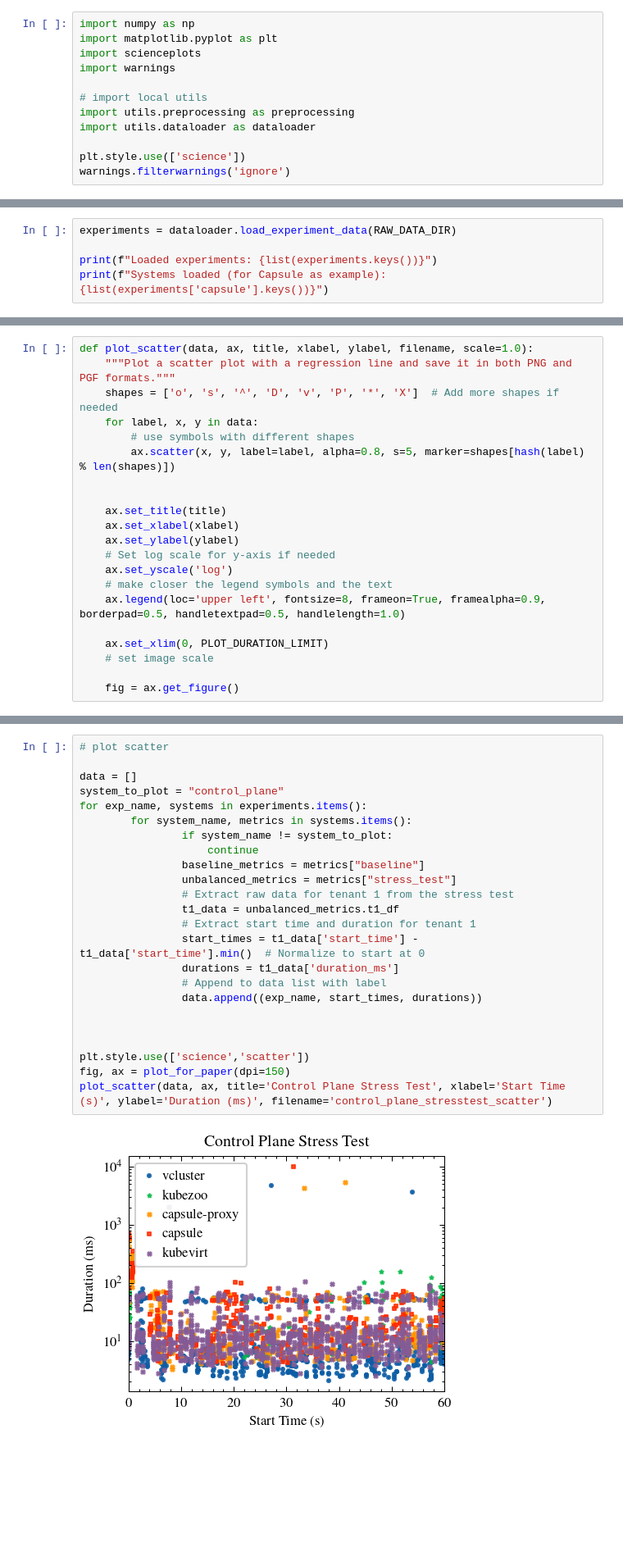
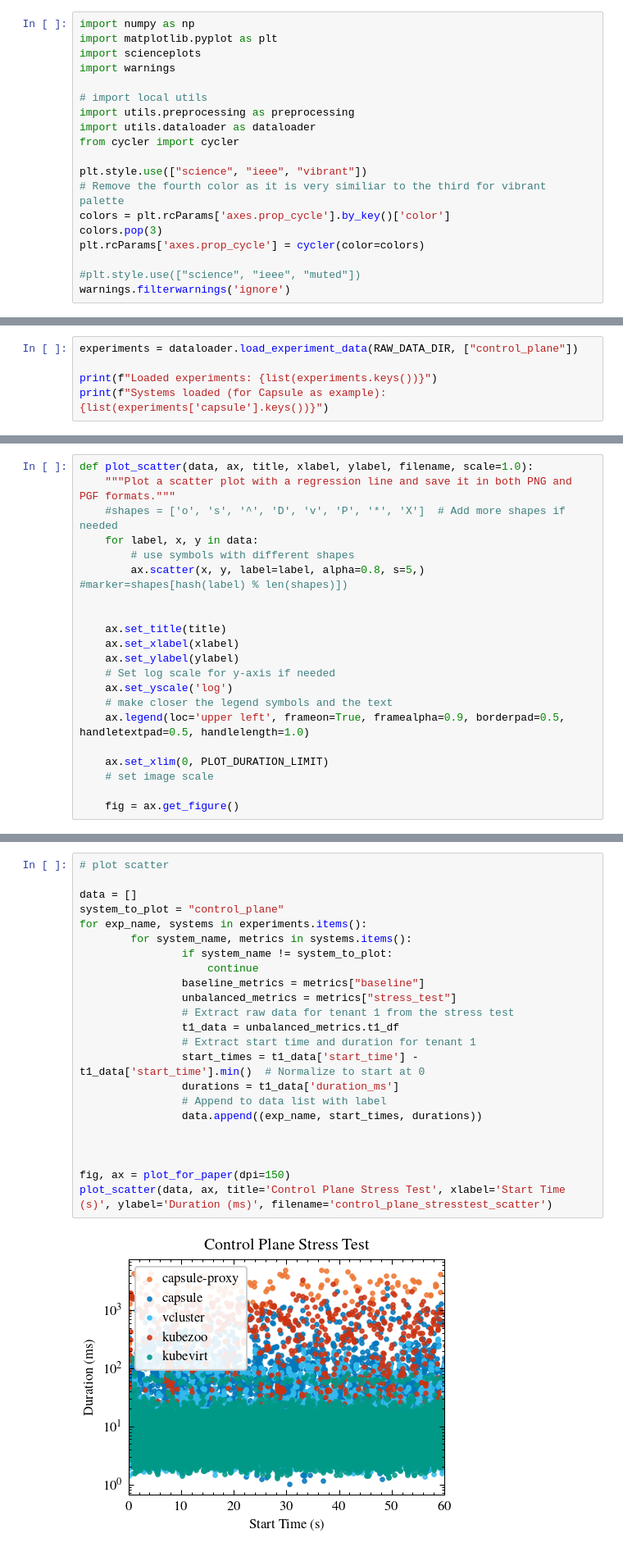
Before and after one commit to attilio-oliva/kumuteva, a Jupyter notebook: new_fairness_results/fairness-analyzer.ipynb, the cells around one changed output, grey strips where cells are left out. Shown at 82% size. Saved outputs shown, nothing was run; the diff lists cells and outputs as text; blank space fills up the shorter version.

```diff
--- a/new_fairness_results/fairness-analyzer.ipynb
+++ b/new_fairness_results/fairness-analyzer.ipynb
@@ -11,8 +11,15 @@ import warnings
 # import local utils
 import utils.preprocessing as preprocessing
 import utils.dataloader as dataloader
+from cycler import cycler
 
-plt.style.use(['science'])
+plt.style.use(["science", "ieee", "vibrant"])
+# Remove the fourth color as it is very similiar to the third for vibrant palette
+colors = plt.rcParams['axes.prop_cycle'].by_key()['color']
+colors.pop(3)
+plt.rcParams['axes.prop_cycle'] = cycler(color=colors)
+
+#plt.style.use(["science", "ieee", "muted"])
 warnings.filterwarnings('ignore')
 # %% [markdown]
 ## Set globals
@@ -22,7 +29,7 @@ RAW_DATA_DIR = "./raw"
 # %% [markdown]
 ## Data loading and preprocessing
 # %%
-experiments = dataloader.load_experiment_data(RAW_DATA_DIR)
+experiments = dataloader.load_experiment_data(RAW_DATA_DIR, ["control_plane"])
 
 print(f"Loaded experiments: {list(experiments.keys())}")
 print(f"Systems loaded (for Capsule as example): {list(experiments['capsule'].keys())}")
@@ -69,10 +76,10 @@ def plot_for_paper(text_width=3.31314,
 # %%
 def plot_scatter(data, ax, title, xlabel, ylabel, filename, scale=1.0):
     """Plot a scatter plot with a regression line and save it in both PNG and PGF formats."""
-    shapes = ['o', 's', '^', 'D', 'v', 'P', '*', 'X']  # Add more shapes if needed
+    #shapes = ['o', 's', '^', 'D', 'v', 'P', '*', 'X']  # Add more shapes if needed
     for label, x, y in data:
         # use symbols with different shapes
-        ax.scatter(x, y, label=label, alpha=0.8, s=5, marker=shapes[hash(label) % len(shapes)])
+        ax.scatter(x, y, label=label, alpha=0.8, s=5,) #marker=shapes[hash(label) % len(shapes)])
 
 
     ax.set_title(title)
@@ -81,7 +88,7 @@ def plot_scatter(data, ax, title, xlabel, ylabel, filename, scale=1.0):
     # Set log scale for y-axis if needed
     ax.set_yscale('log')
     # make closer the legend symbols and the text
-    ax.legend(loc='upper left', fontsize=8, frameon=True, framealpha=0.9, borderpad=0.5, handletextpad=0.5, handlelength=1.0)
+    ax.legend(loc='upper left', frameon=True, framealpha=0.9, borderpad=0.5, handletextpad=0.5, handlelength=1.0)
 
     ax.set_xlim(0, PLOT_DURATION_LIMIT)
     # set image scale
@@ -960,27 +1023,26 @@ Tenant2: 7.13 ± 12.02 ms (p95: 33.13 ms) (range: 0.08-106.28 ms) [data points:
 # %%
 # plot scatter
 
 data = []
 system_to_plot = "control_plane"
 for exp_name, systems in experiments.items():
         for system_name, metrics in systems.items():
                 if system_name != system_to_plot:
                     continue
                 baseline_metrics = metrics["baseline"]
                 unbalanced_metrics = metrics["stress_test"]
                 # Extract raw data for tenant 1 from the stress test
                 t1_data = unbalanced_metrics.t1_df
                 # Extract start time and duration for tenant 1
                 start_times = t1_data['start_time'] - t1_data['start_time'].min()  # Normalize to start at 0
                 durations = t1_data['duration_ms']
                 # Append to data list with label
                 data.append((exp_name, start_times, durations))
 
 
 
-plt.style.use(['science','scatter'])
 fig, ax = plot_for_paper(dpi=150)
 plot_scatter(data, ax, title='Control Plane Stress Test', xlabel='Start Time (s)', ylabel='Duration (ms)', filename='control_plane_stresstest_scatter')
 # %% [output]
-[figure, old version]
+[figure, new version]
 # %%
```
Also changed, not shown: parts of 9 cells of this notebook, 2 other files.
